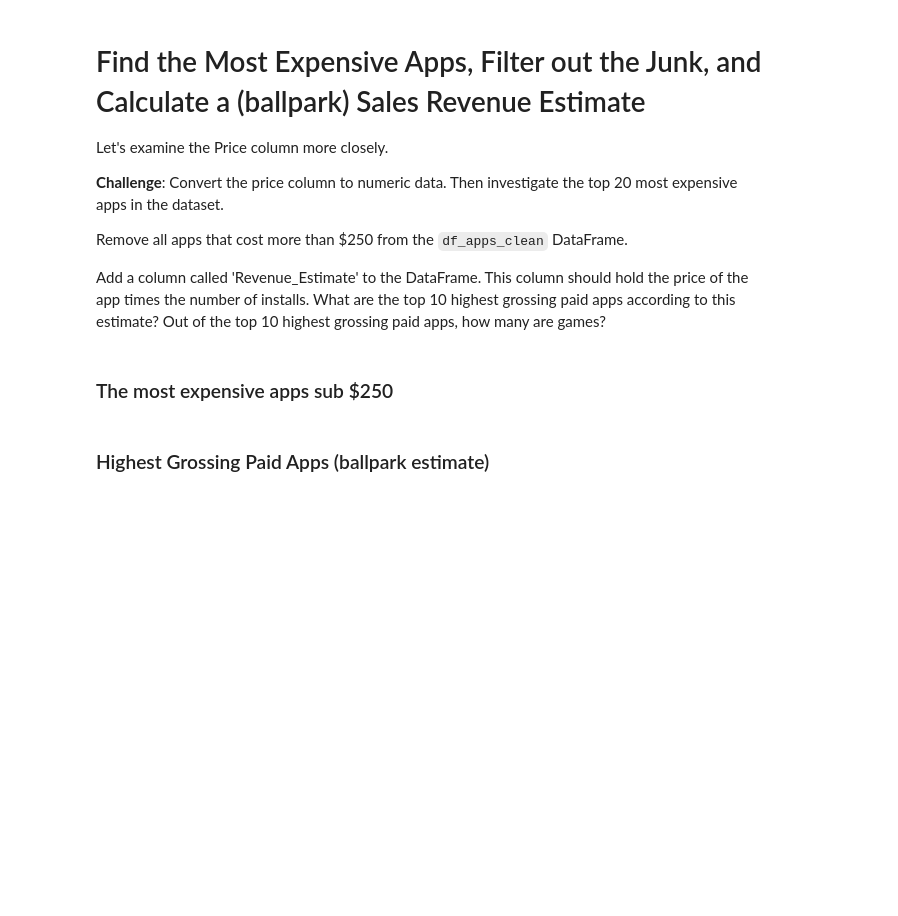
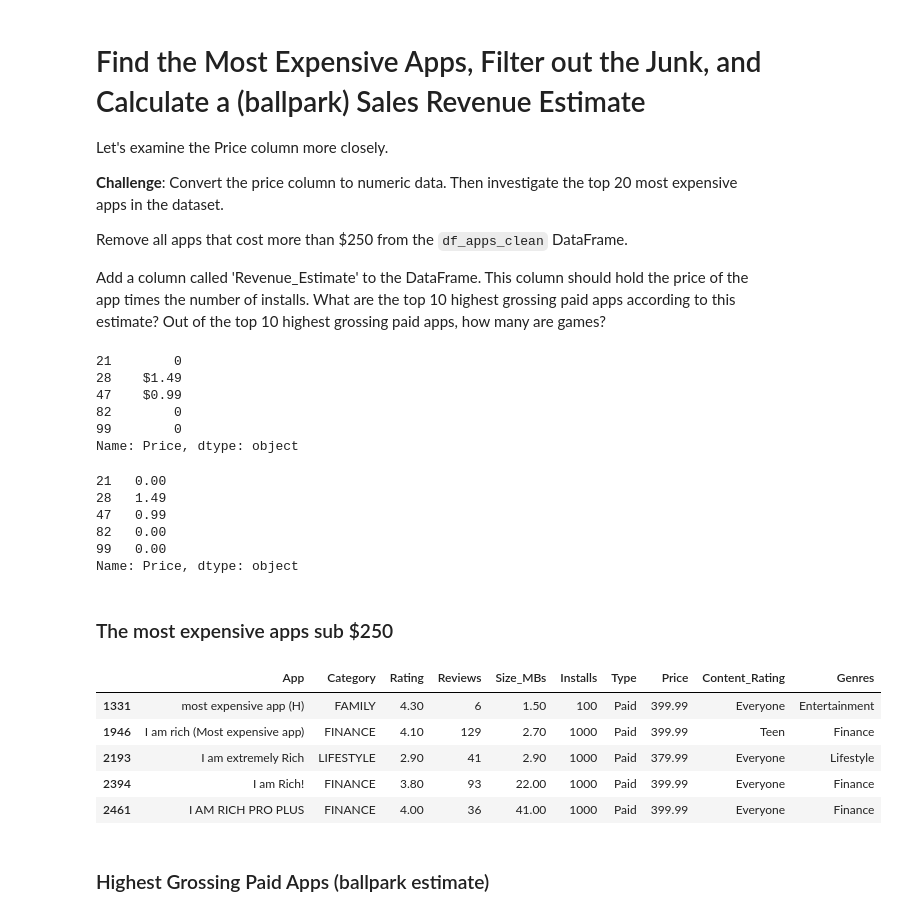
Before and after one commit to ahmedyar7/Data-Science-Projects, a Jupyter notebook: Google Play Store Analysis/main.ipynb, the cells around one changed output. Cells and saved outputs as stored; diff of their text form; code cells hidden in the pictures; blank space fills up the shorter version.

```diff
--- a/Google Play Store Analysis/main.ipynb
+++ b/Google Play Store Analysis/main.ipynb
@@ -176,0 +182,4 @@ Convert the number of installations (the Installs column) to a numeric data type
+# %%
+clean_apps_df.loc[:, "Installs"] = (
+    clean_apps_df["Installs"].astype(str).str.replace(",", "").astype(int)
+)
@@ -184,7 +202,39 @@ Let's examine the Price column more closely.
 Remove all apps that cost more than $250 from the `df_apps_clean` DataFrame.
 
 Add a column called 'Revenue_Estimate' to the DataFrame. This column should hold the price of the app times the number of installs. What are the top 10 highest grossing paid apps according to this estimate? Out of the top 10 highest grossing paid apps, how many are games?
+# %%
+clean_apps_df["Price"].head()
+# %% [output]
+21        0
+28    $1.49
+47    $0.99
+82        0
+99        0
+Name: Price, dtype: object
+# %%
+clean_apps_df.loc[:, "Price"] = (
+    clean_apps_df["Price"].astype(str).str.replace("$", "").astype(float)
+)
+# %%
+clean_apps_df["Price"].head()
+# %% [output]
+21   0.00
+28   1.49
+47   0.99
+82   0.00
+99   0.00
+Name: Price, dtype: object
 # %% [markdown]
 ### The most expensive apps sub $250
+# %%
+ball_park_estimate_df = clean_apps_df[clean_apps_df["Price"] >= 250]
+ball_park_estimate_df.head()
+# %% [output]
+|  | App | Category | Rating | Reviews | Size_MBs | Installs | Type | Price | Content_Rating | Genres |
+| 1331 | most expensive app (H) | FAMILY | 4.30 | 6 | 1.50 | 100 | Paid | 399.99 | Everyone | Entertainment |
+| 1946 | I am rich (Most expensive app) | FINANCE | 4.10 | 129 | 2.70 | 1000 | Paid | 399.99 | Teen | Finance |
+| 2193 | I am extremely Rich | LIFESTYLE | 2.90 | 41 | 2.90 | 1000 | Paid | 379.99 | Everyone | Lifestyle |
+| 2394 | I am Rich! | FINANCE | 3.80 | 93 | 22.00 | 1000 | Paid | 399.99 | Everyone | Finance |
+| 2461 | I AM RICH PRO PLUS | FINANCE | 4.00 | 36 | 41.00 | 1000 | Paid | 399.99 | Everyone | Finance |
 # %% [markdown]
 ### Highest Grossing Paid Apps (ballpark estimate)
```
Also changed, not shown: parts of 8 cells of this notebook.
